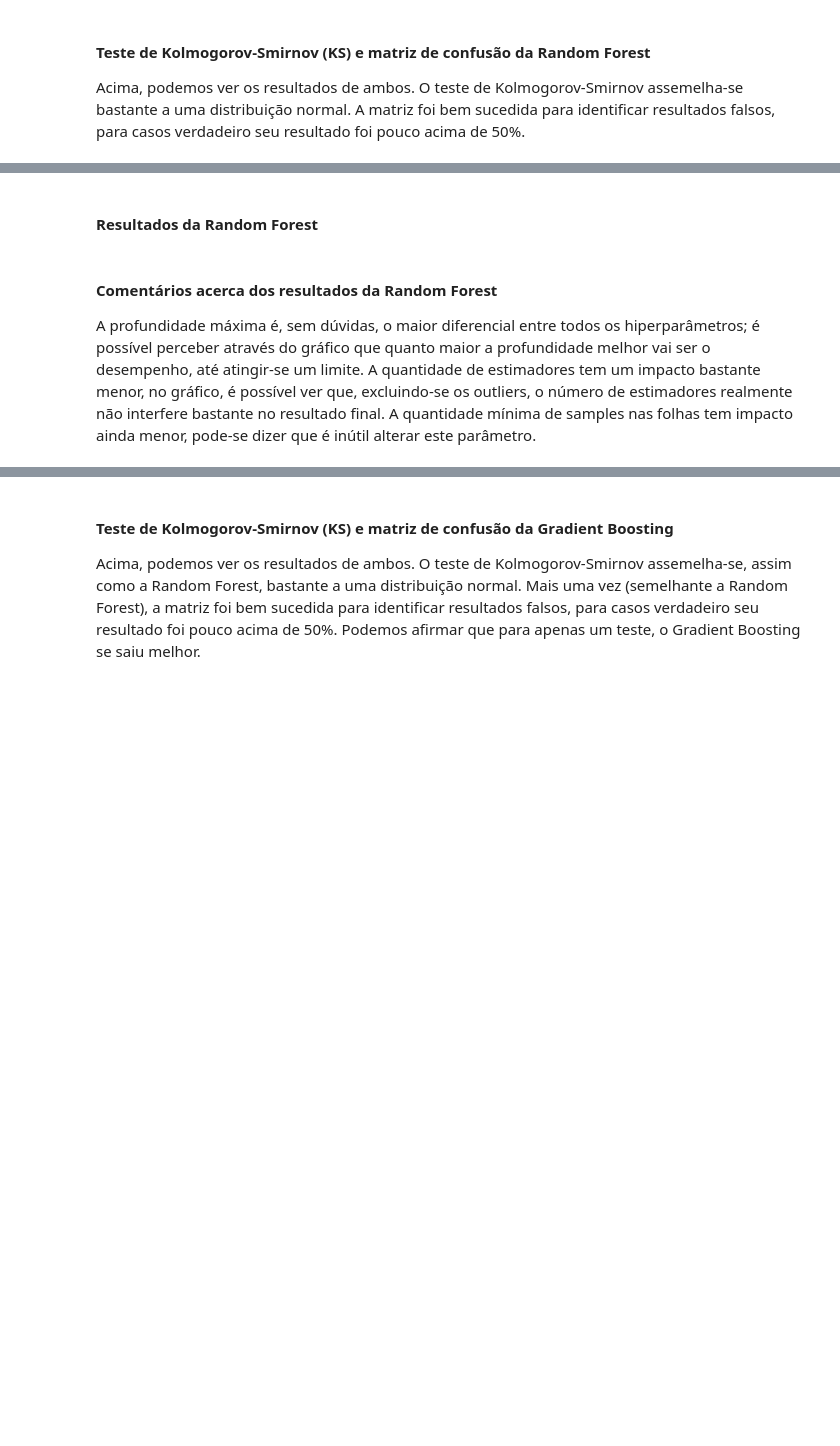
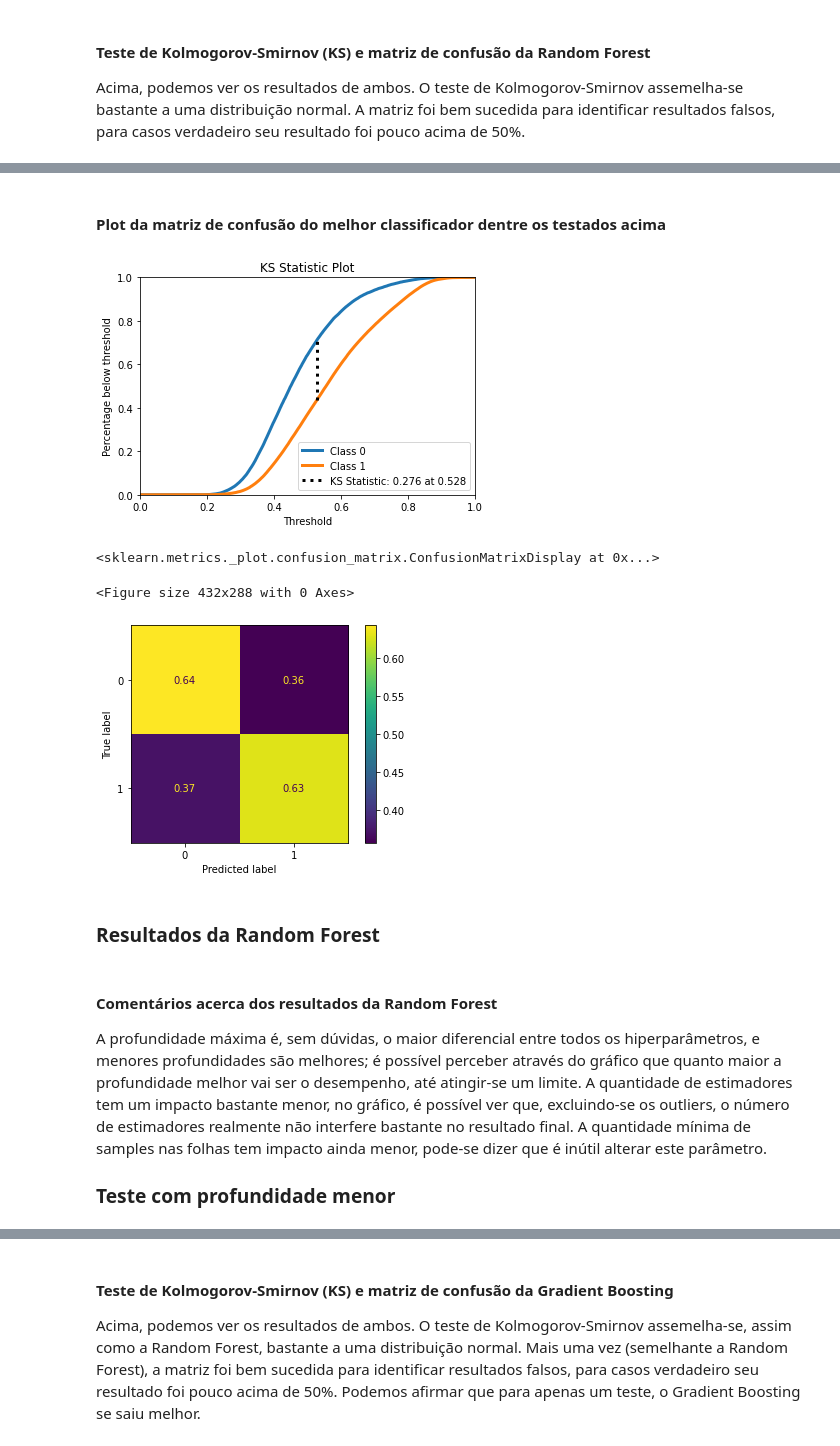
Before and after one commit to AdrianoCabral/projeto-redes, a Jupyter notebook: Projeto_Final.ipynb, the cells around one changed output, grey strips where cells are left out. Saved outputs shown, nothing was run; the diff lists cells and outputs as text; code cells hidden in the pictures; blank space fills up the shorter version.

```diff
--- a/Projeto_Final.ipynb
+++ b/Projeto_Final.ipynb
@@ -285,28 +280,37 @@ df_treino = treino_ina.drop(['IND_BOM_1_2','IND_BOM_1_1'], axis=1).append(treino
 df_validacao = valid_ina.drop(['IND_BOM_1_2','IND_BOM_1_1'], axis=1).append(valid_adi.drop(['IND_BOM_1_2','IND_BOM_1_1'], axis=1))
 df_validacao.drop(columns=['INDEX'], axis=1, inplace=True)
 
+best_rf = []
 
 def rf(trial):
-    n_estimators = trial.suggest_int("n_estimators", 8, 32)
-    max_depth = trial.suggest_int("max_depth", 16, 64)
-    criterion = trial.suggest_categorical("criterion", ["gini", "entropy"])
-    min_samples_leaf = trial.suggest_int("min_samples_leaf", 2, 8)
-    min_samples_split = trial.suggest_int("min_samples_split", 2, 8)
-    random_forest = RandomForestClassifier(n_estimators=n_estimators, max_depth=max_depth, criterion=criterion, bootstrap=True, min_samples_leaf=min_samples_leaf, min_samples_split=min_samples_split)
-    print('Random Forest com {} estimadores e profundidade máxima {}, critério {}, min amostras de folhas {} e min divisão de amostras {}\n'.format(
-        n_estimators, max_depth, criterion, min_samples_leaf, min_samples_split
-    ))
+    max_depth           = trial.suggest_int("max_depth", 16, 64)
+    criterion           = trial.suggest_categorical("criterion", ["gini", "entropy"])
+    n_estimators        = trial.suggest_int("n_estimators", 8, 32)
+    min_samples_leaf    = trial.suggest_int("min_samples_leaf", 2, 8)
+    min_samples_split   = trial.suggest_int("min_samples_split", 2, 8)
+    random_forest = RandomForestClassifier(n_estimators=n_estimators,
+                                        max_depth=max_depth,
+                                        criterion=criterion,
+                                        bootstrap=True,
+                                        min_samples_leaf=min_samples_leaf,
+                                        min_samples_split=min_samples_split).fit(df_treino, [0]*len(treino_ina)+[1]*len(treino_adi))
 
+    # Código opcional para logar e cronometrar tempo
+    # print('Random Forest com {} estimadores e profundidade máxima {}, critério {}, min amostras de folhas {} e min divisão de amostras {}\n'.format(
+    #     n_estimators, max_depth, criterion, min_samples_leaf, min_samples_split
+    # ))
     # start = time.time()
     # n_scores = cross_val_score(random_forest, ds_dropado, ds['IND_BOM_1_2'], scoring='accuracy', n_jobs=1, error_score='raise')
     # print('Acurácia e desvio padrão: %.3f (%.3f)' % (mean(n_scores), std(n_scores)))
     # print("Tempo: ", format(time.time() - start, '.3f'), 's\n', sep='')
 
-    random_forest.fit(df_treino, [0]*len(treino_ina)+[1]*len(treino_adi))
+    best_rf.append(random_forest)
+
     rf_pred_class  = random_forest.predict(df_validacao)
     rf_pred_scores = random_forest.predict_proba(df_validacao)
-    accuracy, recall, precision, f1, auroc, aupr = compute_performance_metrics_sem_plot([0]*len(valid_ina)+[1]*len(valid_adi), rf_pred_class, rf_pred_scores)
-    # print('Acurácia: {} | Recall: {} | Precision: {} | F1: {} | AUROC: {} | AURP: {}\n'.format(accuracy, recall, precision, f1, auroc, aupr))
+
+    accuracy, recall, precision, f1, auroc, aupr = compute_performance_metrics_sem_plot2([0]*len(valid_ina)+[1]*len(valid_adi), rf_pred_class, rf_pred_scores, "RF/RF Trial {}".format(trial.number))
+
     return accuracy
 
 study_1 = optuna.create_study(direction="maximize")
@@ -314,5 +337,17 @@ study_1.optimize(rf, n_trials=64)
+# %% [markdown]
+#### Plot da matriz de confusão do melhor classificador dentre os testados acima
+# %%
+df_teste = teste_ina.drop(['IND_BOM_1_2','IND_BOM_1_1'], axis=1).append(teste_adi.drop(['IND_BOM_1_2','IND_BOM_1_1'], axis=1))
+df_teste.drop(columns=['INDEX'], axis=1, inplace=True)
+compute_performance_metrics([0]*len(teste_ina)+[1]*len(teste_adi), best_rf[study_1.best_trial.number].predict(df_teste), best_rf[study_1.best_trial.number].predict_proba(df_teste))
+plot_confusion_matrix(best_rf[study_1.best_trial.number], df_teste, [0]*len(teste_ina)+[1]*len(teste_adi), normalize='true')
+# %% [output]
+[figure, added]
+<sklearn.metrics._plot.confusion_matrix.ConfusionMatrixDisplay at 0x...>
+<Figure size 432x288 with 0 Axes>
+[figure, added]
 # %% [markdown]
-#### Resultados da Random Forest
+### Resultados da Random Forest
 # %%
 optuna.visualization.plot_optimization_history(study_1)
 # %%
@@ -322,4 +357,7 @@ optuna.visualization.plot_param_importances(study_1)
 # %% [markdown]
 #### Comentários acerca dos resultados da Random Forest
 
-A profundidade máxima é, sem dúvidas, o maior diferencial entre todos os hiperparâmetros; é possível perceber através do gráfico que quanto maior a profundidade melhor vai ser o desempenho, até atingir-se um limite. A quantidade de estimadores tem um impacto bastante menor, no gráfico, é possível ver que, excluindo-se os outliers, o número de estimadores realmente não interfere bastante no resultado final. A quantidade mínima de samples nas folhas tem impacto ainda menor, pode-se dizer que é inútil alterar este parâmetro.
+A profundidade máxima é, sem dúvidas, o maior diferencial entre todos os hiperparâmetros, e menores profundidades são melhores; é possível perceber através do gráfico que quanto maior a profundidade melhor vai ser o desempenho, até atingir-se um limite. A quantidade de estimadores tem um impacto bastante menor, no gráfico, é possível ver que, excluindo-se os outliers, o número de estimadores realmente não interfere bastante no resultado final. A quantidade mínima de samples nas folhas tem impacto ainda menor, pode-se dizer que é inútil alterar este parâmetro.
+
+
+### Teste com profundidade menor
```
Also changed, not shown: parts of 24 cells of this notebook.
